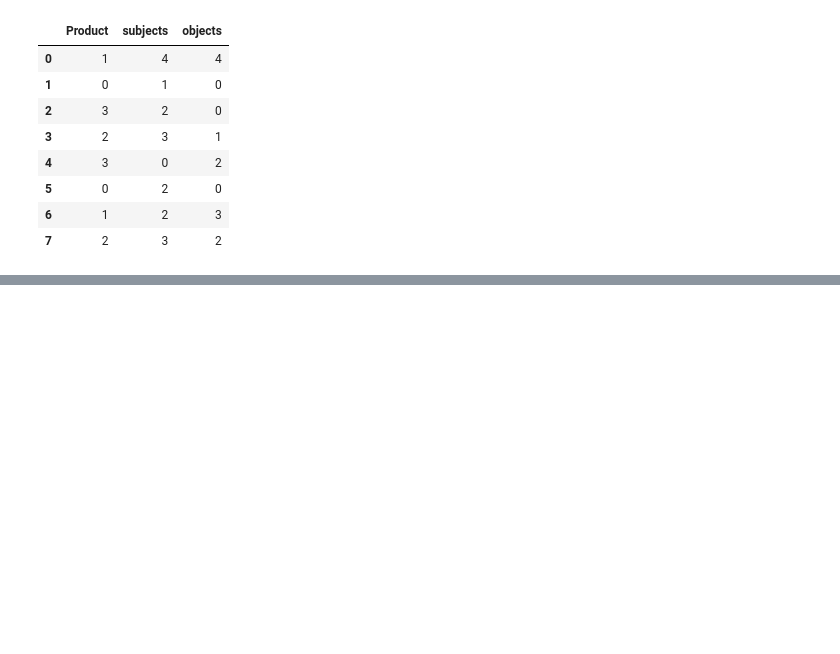
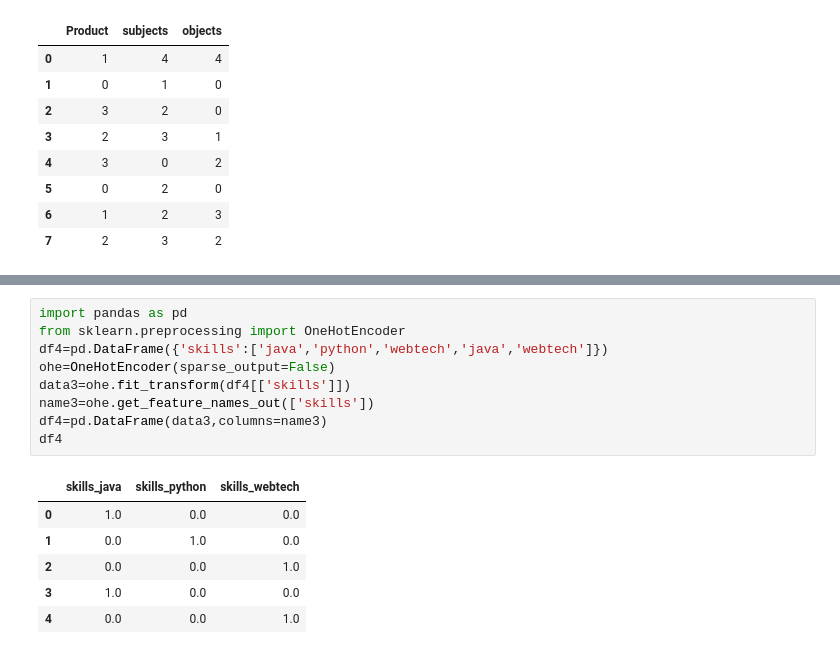
Before and after one commit to hipparagiaishwarya2130-lang/datascience, a Jupyter notebook: Encoding.ipynb, the cells around one changed output, grey strips where cells are left out. Drawn from its saved outputs; the diff is of its cells as text; blank space fills up the shorter version.

```diff
--- a/Encoding.ipynb
+++ b/Encoding.ipynb
@@ -70,0 +144,16 @@ ferwlghjyekiymjwnthbrgavefctr
+# %%
+import pandas as pd
+from sklearn.preprocessing import OneHotEncoder
+df4=pd.DataFrame({'skills':['java','python','webtech','java','webtech']})
+ohe=OneHotEncoder(sparse_output=False)
+data3=ohe.fit_transform(df4[['skills']])
+name3=ohe.get_feature_names_out(['skills'])
+df4=pd.DataFrame(data3,columns=name3)
+df4
+# %% [output]
+|  | skills_java | skills_python | skills_webtech |
+| 0 | 1.0 | 0.0 | 0.0 |
+| 1 | 0.0 | 1.0 | 0.0 |
+| 2 | 0.0 | 0.0 | 1.0 |
+| 3 | 1.0 | 0.0 | 0.0 |
+| 4 | 0.0 | 0.0 | 1.0 |
```
Also changed, not shown: parts of 10 cells of this notebook.
